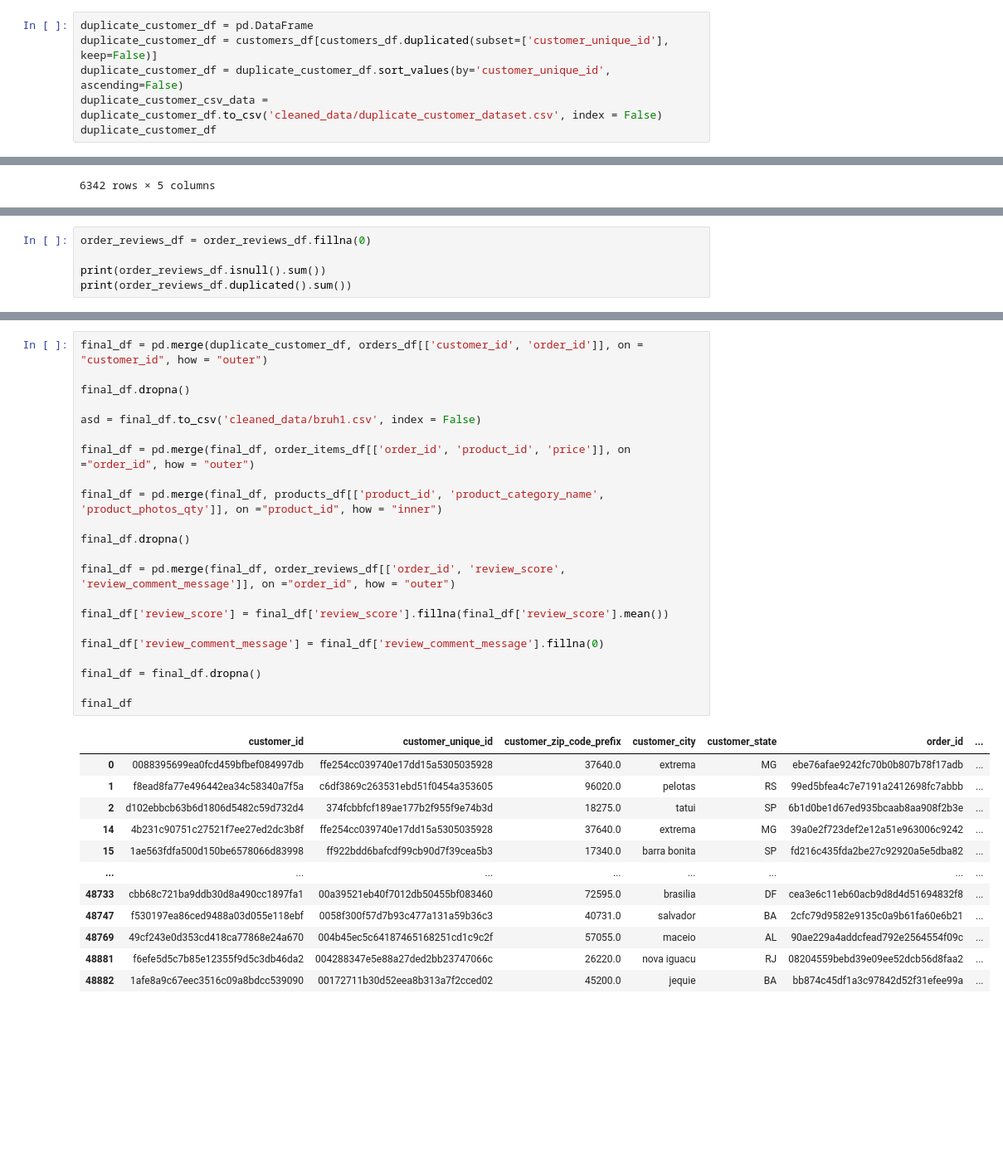
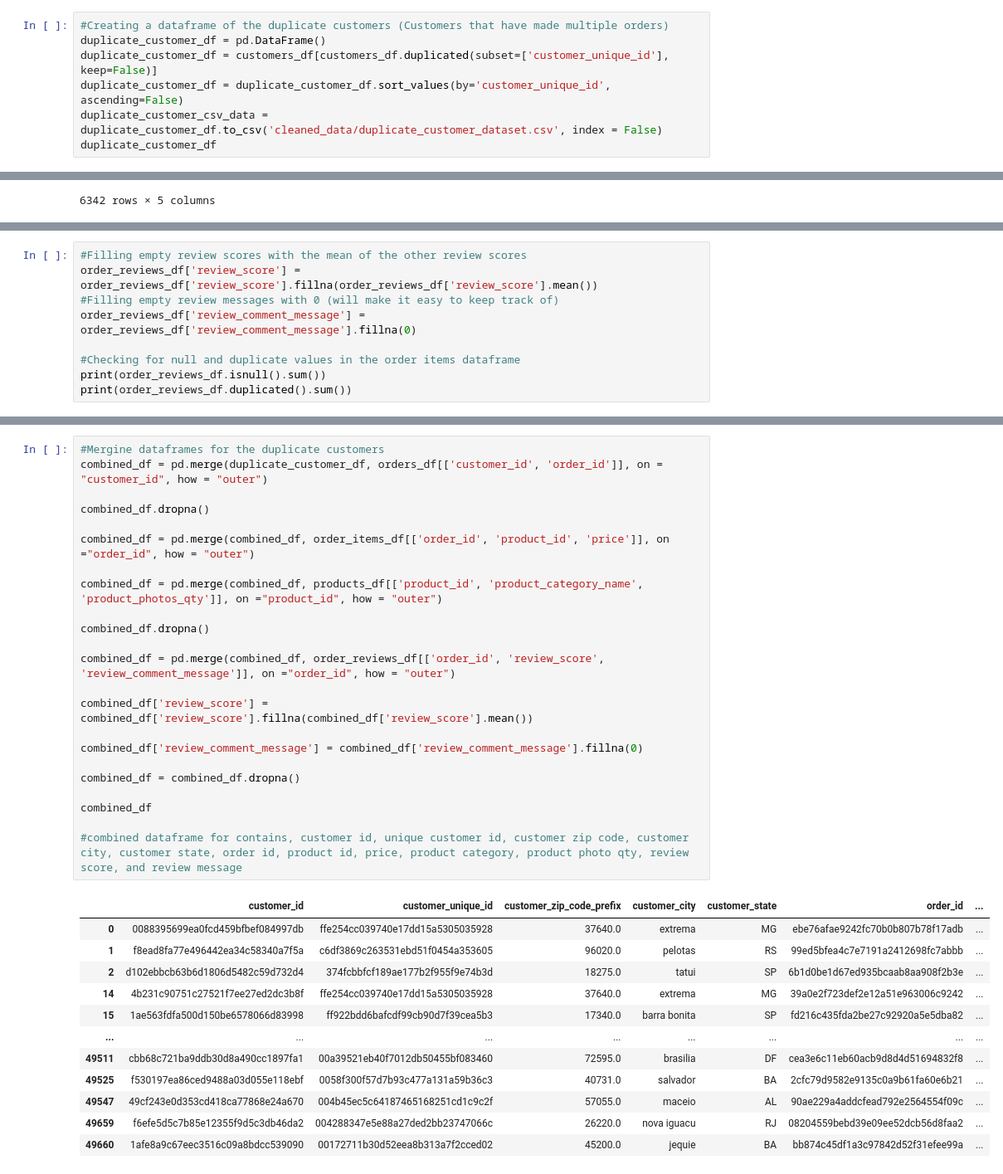
Before and after one commit to jasonhu03/datathon, a Jupyter notebook: datathon.ipynb, the cells around one changed output, grey strips where cells are left out. Shown: that part at 83% size. Cells and saved outputs as stored; diff of their text form; blank space fills up the shorter version.

Commit message:
Clean up

```diff
--- a/datathon.ipynb
+++ b/datathon.ipynb
@@ -16,7 +16,8 @@ orders_df = pd.read_csv("the_data/olist_orders_dataset.csv")
 products_df = pd.read_csv("the_data/olist_products_dataset.csv")
 sellers_df = pd.read_csv("the_data/olist_sellers_dataset.csv")
 # %%
-duplicate_customer_df = pd.DataFrame
+#Creating a dataframe of the duplicate customers (Customers that have made multiple orders)
+duplicate_customer_df = pd.DataFrame()
 duplicate_customer_df = customers_df[customers_df.duplicated(subset=['customer_unique_id'], keep=False)]
 duplicate_customer_df = duplicate_customer_df.sort_values(by='customer_unique_id', ascending=False)
 duplicate_customer_csv_data = duplicate_customer_df.to_csv('cleaned_data/duplicate_customer_dataset.csv', index = False)
@@ -62,8 +66,3 @@ payment_installments    0
 payment_value           0
 dtype: int64
 0
-# %%
-order_reviews_df = order_reviews_df.fillna(0)
-
-print(order_reviews_df.isnull().sum())
-print(order_reviews_df.duplicated().sum())
@@ -79,0 +69,9 @@ dtype: int64
+# %%
+#Filling empty review scores with the mean of the other review scores
+order_reviews_df['review_score'] = order_reviews_df['review_score'].fillna(order_reviews_df['review_score'].mean())
+#Filling empty review messages with 0 (will make it easy to keep track of)
+order_reviews_df['review_comment_message'] = order_reviews_df['review_comment_message'].fillna(0)
+
+#Checking for null and duplicate values in the order items dataframe
+print(order_reviews_df.isnull().sum())
+print(order_reviews_df.duplicated().sum())
@@ -118,38 +137,39 @@ seller_state              0
 dtype: int64
 0
 # %%
-final_df = pd.merge(duplicate_customer_df, orders_df[['customer_id', 'order_id']], on = "customer_id", how = "outer")
+#Mergine dataframes for the duplicate customers
+combined_df = pd.merge(duplicate_customer_df, orders_df[['customer_id', 'order_id']], on = "customer_id", how = "outer")
 
-final_df.dropna()
+combined_df.dropna()
 
-asd = final_df.to_csv('cleaned_data/bruh1.csv', index = False)
+combined_df = pd.merge(combined_df, order_items_df[['order_id', 'product_id', 'price']], on ="order_id", how = "outer")
 
-final_df = pd.merge(final_df, order_items_df[['order_id', 'product_id', 'price']], on ="order_id", how = "outer")
+combined_df = pd.merge(combined_df, products_df[['product_id', 'product_category_name', 'product_photos_qty']], on ="product_id", how = "outer")
 
-final_df = pd.merge(final_df, products_df[['product_id', 'product_category_name', 'product_photos_qty']], on ="product_id", how = "inner")
+combined_df.dropna()
 
-final_df.dropna()
+combined_df = pd.merge(combined_df, order_reviews_df[['order_id', 'review_score', 'review_comment_message']], on ="order_id", how = "outer")
 
-final_df = pd.merge(final_df, order_reviews_df[['order_id', 'review_score', 'review_comment_message']], on ="order_id", how = "outer")
+combined_df['review_score'] = combined_df['review_score'].fillna(combined_df['review_score'].mean())
 
-final_df['review_score'] = final_df['review_score'].fillna(final_df['review_score'].mean())
+combined_df['review_comment_message'] = combined_df['review_comment_message'].fillna(0)
 
-final_df['review_comment_message'] = final_df['review_comment_message'].fillna(0)
+combined_df = combined_df.dropna()
 
-final_df = final_df.dropna()
+combined_df
 
-final_df
+#combined dataframe for contains, customer id, unique customer id, customer zip code, customer city, customer state, order id, product id, price, product category, product photo qty, review score, and review message
 # %% [output]
 |  | customer_id | customer_unique_id | customer_zip_code_prefix | customer_city | customer_state | order_id | ... |
 | 0 | 0088395699ea0fcd459bfbef084997db | ffe254cc039740e17dd15a5305035928 | 37640.0 | extrema | MG | ebe76afae9242fc70b0b807b78f17adb | ... |
 | 1 | f8ead8fa77e496442ea34c58340a7f5a | c6df3869c263531ebd51f0454a353605 | 96020.0 | pelotas | RS | 99ed5bfea4c7e7191a2412698fc7abbb | ... |
 | 2 | d102ebbcb63b6d1806d5482c59d732d4 | 374fcbbfcf189ae177b2f955f9e74b3d | 18275.0 | tatui | SP | 6b1d0be1d67ed935bcaab8aa908f2b3e | ... |
 | 14 | 4b231c90751c27521f7ee27ed2dc3b8f | ffe254cc039740e17dd15a5305035928 | 37640.0 | extrema | MG | 39a0e2f723def2e12a51e963006c9242 | ... |
 | 15 | 1ae563fdfa500d150be6578066d83998 | ff922bdd6bafcdf99cb90d7f39cea5b3 | 17340.0 | barra bonita | SP | fd216c435fda2be27c92920a5e5dba82 | ... |
 | ... | ... | ... | ... | ... | ... | ... | ... |
-| 48733 | cbb68c721ba9ddb30d8a490cc1897fa1 | 00a39521eb40f7012db50455bf083460 | 72595.0 | brasilia | DF | cea3e6c11eb60acb9d8d4d51694832f8 | ... |
-| 48747 | f530197ea86ced9488a03d055e118ebf | 0058f300f57d7b93c477a131a59b36c3 | 40731.0 | salvador | BA | 2cfc79d9582e9135c0a9b61fa60e6b21 | ... |
-| 48769 | 49cf243e0d353cd418ca77868e24a670 | 004b45ec5c64187465168251cd1c9c2f | 57055.0 | maceio | AL | 90ae229a4addcfead792e2564554f09c | ... |
-| 48881 | f6efe5d5c7b85e12355f9d5c3db46da2 | 004288347e5e88a27ded2bb23747066c | 26220.0 | nova iguacu | RJ | 08204559bebd39e09ee52dcb56d8faa2 | ... |
-| 48882 | 1afe8a9c67eec3516c09a8bdcc539090 | 00172711b30d52eea8b313a7f2cced02 | 45200.0 | jequie | BA | bb874c45df1a3c97842d52f31efee99a | ... |
+| 49511 | cbb68c721ba9ddb30d8a490cc1897fa1 | 00a39521eb40f7012db50455bf083460 | 72595.0 | brasilia | DF | cea3e6c11eb60acb9d8d4d51694832f8 | ... |
+| 49525 | f530197ea86ced9488a03d055e118ebf | 0058f300f57d7b93c477a131a59b36c3 | 40731.0 | salvador | BA | 2cfc79d9582e9135c0a9b61fa60e6b21 | ... |
+| 49547 | 49cf243e0d353cd418ca77868e24a670 | 004b45ec5c64187465168251cd1c9c2f | 57055.0 | maceio | AL | 90ae229a4addcfead792e2564554f09c | ... |
+| 49659 | f6efe5d5c7b85e12355f9d5c3db46da2 | 004288347e5e88a27ded2bb23747066c | 26220.0 | nova iguacu | RJ | 08204559bebd39e09ee52dcb56d8faa2 | ... |
+| 49660 | 1afe8a9c67eec3516c09a8bdcc539090 | 00172711b30d52eea8b313a7f2cced02 | 45200.0 | jequie | BA | bb874c45df1a3c97842d52f31efee99a | ... |
 8135 rows × 12 columns
```
Also changed, not shown: parts of 15 cells of this notebook, 2 other files.
